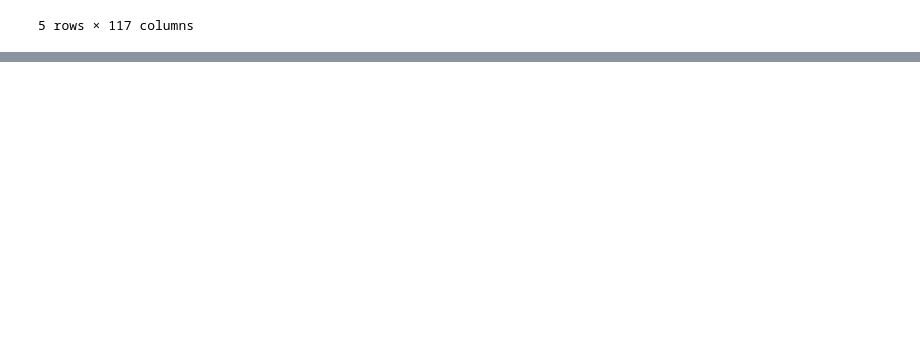
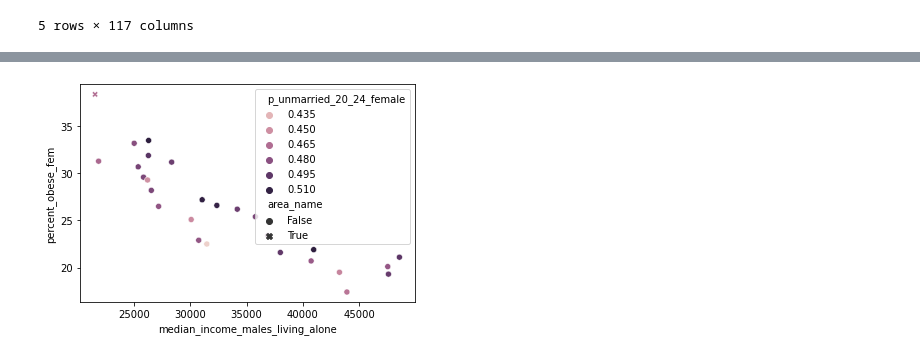
Before and after one commit to John-Curcio/census_data, a Jupyter notebook: efficient frontier with obesity data.ipynb, the cells around one changed output, grey strips where cells are left out. Cells and saved outputs as stored; diff of their text form; code cells hidden in the pictures; blank space fills up the shorter version.

```diff
--- a/efficient frontier with obesity data.ipynb
+++ b/efficient frontier with obesity data.ipynb
@@ -296,0 +361,12 @@ df.sort_values("p_cuban", ascending=False)\
+# %%
+sns.scatterplot(x="median_income_males_living_alone", y="percent_obese_fem",
+                hue="p_unmarried_20_24_female",
+                style=eff_df["area_name"].str.contains("Brownsville"),
+            data=eff_df)
+# sns.regplot(x="median_income_males_living_alone", y="percent_obese_fem",
+#             #hue=df.area_name.str.contains("Brownsville"),
+#             scatter=False,
+#             data=trim_df)
+plt.show()
+# %% [output]
+[figure, added]
```
Also changed, not shown: parts of 12 cells of this notebook, 1 other file.
